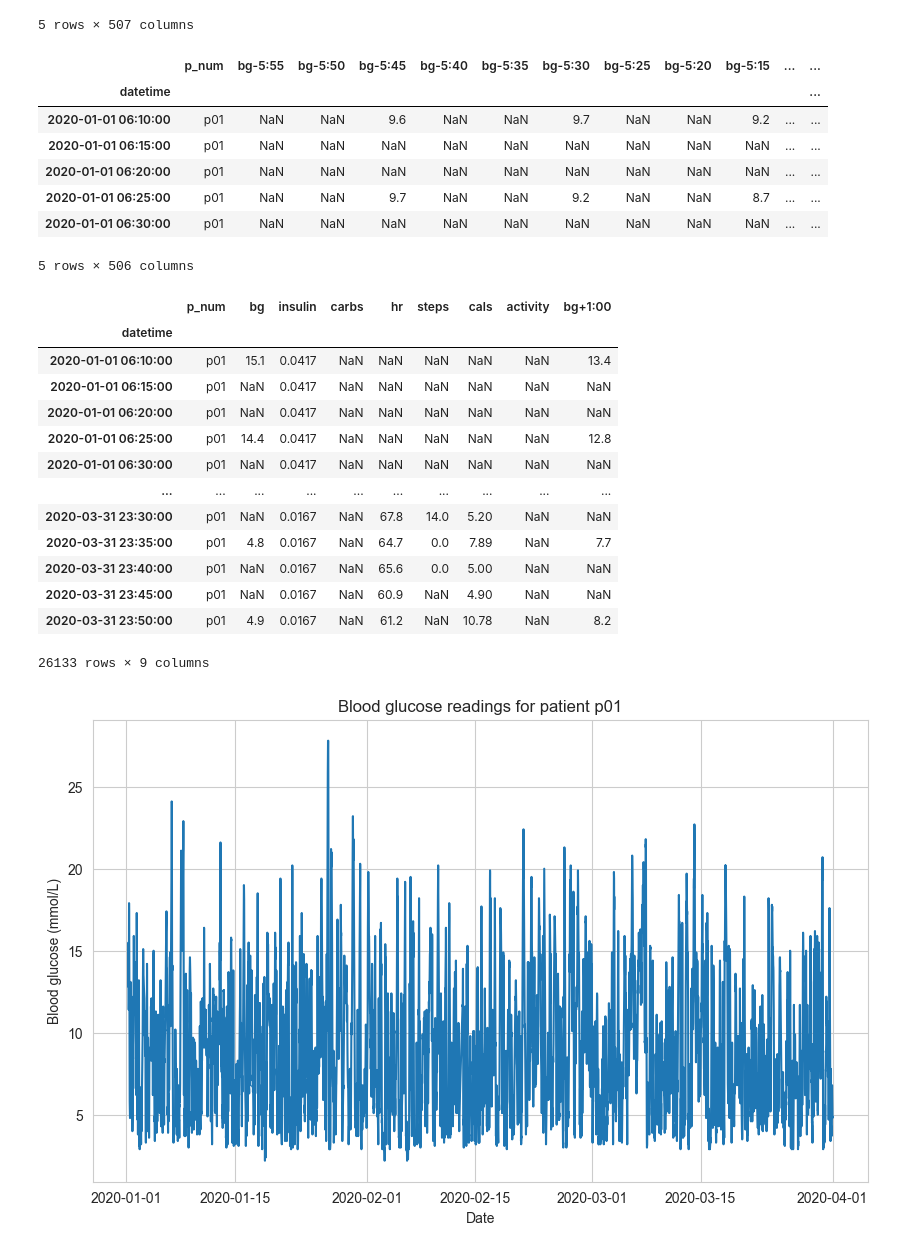
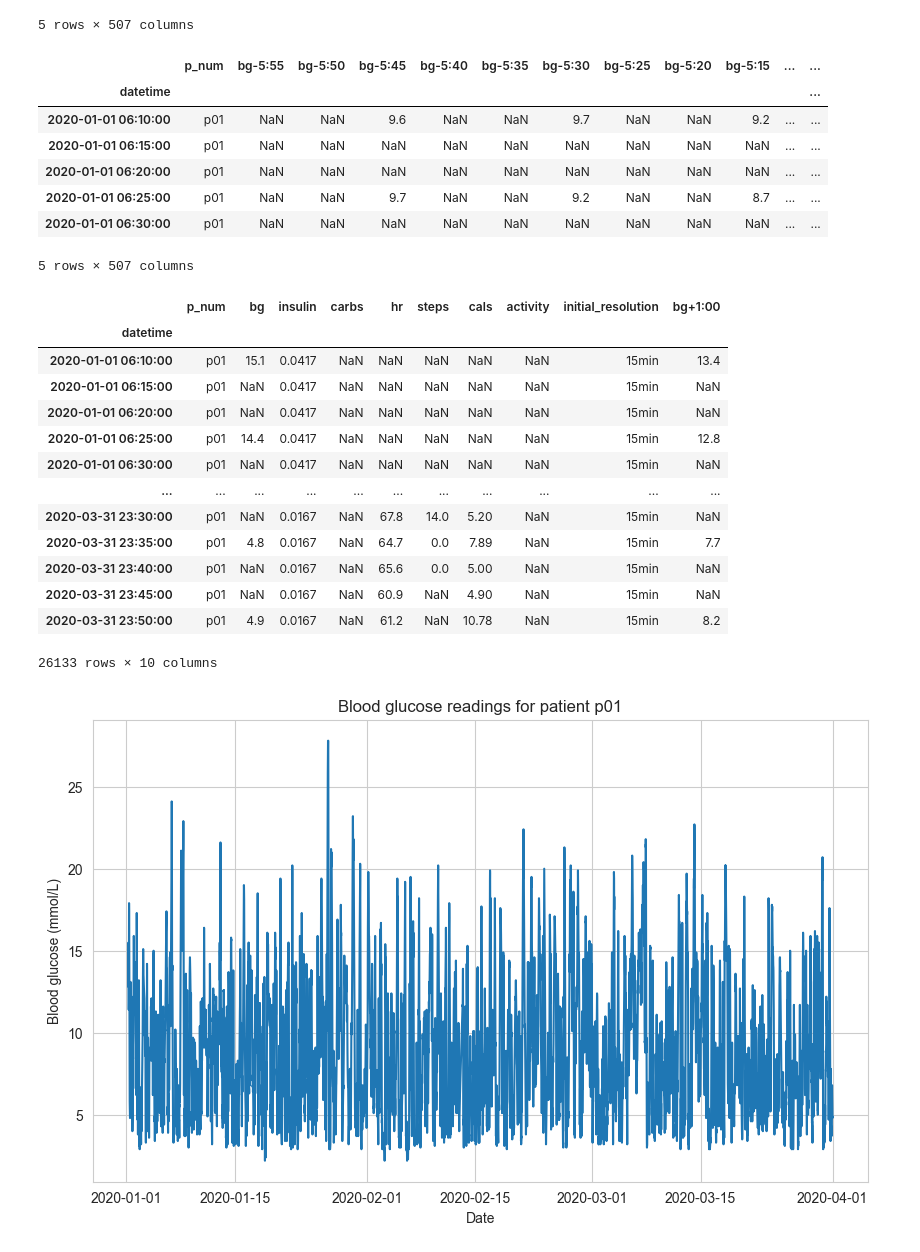
Before and after one commit to masaver/brist1d, a Jupyter notebook: notebooks/0.2-ralf-preprocessing.ipynb, the cells around one changed output. Cells and saved outputs as stored; diff of their text form; code cells hidden in the pictures.

Commit message:
Update data extraction, add column for initial resolution

```diff
--- a/notebooks/0.2-ralf-preprocessing.ipynb
+++ b/notebooks/0.2-ralf-preprocessing.ipynb
@@ -63,3 +64,8 @@ df_p01.head()
 | 2020-01-01 06:55:00 | p01_3 | p01 | NaN | NaN | 8.7 | NaN | NaN | 8.4 | NaN | NaN | ... | ... |
 | 2020-01-01 07:10:00 | p01_4 | p01 | NaN | NaN | 8.4 | NaN | NaN | 8.1 | NaN | NaN | ... | ... |
 5 rows × 507 columns
+# %%
+initial_resolution_in_seconds = (df_p01.index[1] - df_p01.index[0]).seconds
+initial_resolution_in_minutes = initial_resolution_in_seconds / 60
+initial_resolution = f"{int(initial_resolution_in_minutes)}min"
+initial_resolution
@@ -81,6 +89,7 @@ df_reindexed.head()
 df_p01 = df_reindexed.copy()
 df_p01 = df_p01.drop(columns=["id"])
 df_p01.loc[:, "p_num"] = "p01"
+df_p01['initial_resolution'] = initial_resolution
 df_p01.head()
 # %% [output]
 |  | p_num | bg-5:55 | bg-5:50 | bg-5:45 | bg-5:40 | bg-5:35 | bg-5:30 | bg-5:25 | bg-5:20 | bg-5:15 | ... | ... |
@@ -90,7 +99,7 @@ df_p01.head()
 | 2020-01-01 06:20:00 | p01 | NaN | NaN | NaN | NaN | NaN | NaN | NaN | NaN | NaN | ... | ... |
 | 2020-01-01 06:25:00 | p01 | NaN | NaN | 9.7 | NaN | NaN | 9.2 | NaN | NaN | 8.7 | ... | ... |
 | 2020-01-01 06:30:00 | p01 | NaN | NaN | NaN | NaN | NaN | NaN | NaN | NaN | NaN | ... | ... |
-5 rows × 506 columns
+5 rows × 507 columns
 # %%
 parameters = ['bg', 'insulin', 'carbs', 'hr', 'steps', 'cals', 'activity']
 time_diffs = [
@@ -162,48 +171,48 @@ time_diffs = [
     '-5:25',
     '-5:30',
     '-5:35',
     '-5:40',
     '-5:45',
     '-5:50',
     '-5:55'
 ]
 
 for parameter in parameters:
     for time_diff_id, t_diff in enumerate(time_diffs):
         if time_diff_id == 0:
             df_p01.loc[:, parameter] = df_p01[f'{parameter}-0:00']
             df_p01 = df_p01.drop(columns=[f'{parameter}-0:00'])
             continue
         if not df_p01.columns.str.contains(f"{parameter}{t_diff}").any():
             continue
 
         # shift the columns by the time difference and fill the last values with nan
         df_p01.loc[:, f"{parameter}{t_diff}"] = df_p01[f"{parameter}{t_diff}"].shift(-time_diff_id)
         df_p01.loc[df_p01.index[-time_diff_id:], f"{parameter}{t_diff}"] = np.nan
 
         # fill the parameter column with the first non-nan value
         df_p01[parameter] = df_p01[f'{parameter}'].combine_first(df_p01[f'{parameter}{t_diff}'])
         df_p01 = df_p01.drop(columns=[f'{parameter}{t_diff}'])
 
 # order the columns
-new_column_order = ['p_num'] + parameters + ['bg+1:00']
+new_column_order = ['p_num'] + parameters + ['initial_resolution', 'bg+1:00']
 df_p01 = df_p01[new_column_order]
 df_p01
 # %% [output]
-|  | p_num | bg | insulin | carbs | hr | steps | cals | activity | bg+1:00 |
-| datetime |  |  |  |  |  |  |  |  |  |
-| 2020-01-01 06:10:00 | p01 | 15.1 | 0.0417 | NaN | NaN | NaN | NaN | NaN | 13.4 |
-| 2020-01-01 06:15:00 | p01 | NaN | 0.0417 | NaN | NaN | NaN | NaN | NaN | NaN |
-| 2020-01-01 06:20:00 | p01 | NaN | 0.0417 | NaN | NaN | NaN | NaN | NaN | NaN |
-| 2020-01-01 06:25:00 | p01 | 14.4 | 0.0417 | NaN | NaN | NaN | NaN | NaN | 12.8 |
-| 2020-01-01 06:30:00 | p01 | NaN | 0.0417 | NaN | NaN | NaN | NaN | NaN | NaN |
-| ... | ... | ... | ... | ... | ... | ... | ... | ... | ... |
-| 2020-03-31 23:30:00 | p01 | NaN | 0.0167 | NaN | 67.8 | 14.0 | 5.20 | NaN | NaN |
-| 2020-03-31 23:35:00 | p01 | 4.8 | 0.0167 | NaN | 64.7 | 0.0 | 7.89 | NaN | 7.7 |
-| 2020-03-31 23:40:00 | p01 | NaN | 0.0167 | NaN | 65.6 | 0.0 | 5.00 | NaN | NaN |
-| 2020-03-31 23:45:00 | p01 | NaN | 0.0167 | NaN | 60.9 | NaN | 4.90 | NaN | NaN |
-| 2020-03-31 23:50:00 | p01 | 4.9 | 0.0167 | NaN | 61.2 | NaN | 10.78 | NaN | 8.2 |
+|  | p_num | bg | insulin | carbs | hr | steps | cals | activity | initial_resolution | bg+1:00 |
+| datetime |  |  |  |  |  |  |  |  |  |  |
+| 2020-01-01 06:10:00 | p01 | 15.1 | 0.0417 | NaN | NaN | NaN | NaN | NaN | 15min | 13.4 |
+| 2020-01-01 06:15:00 | p01 | NaN | 0.0417 | NaN | NaN | NaN | NaN | NaN | 15min | NaN |
+| 2020-01-01 06:20:00 | p01 | NaN | 0.0417 | NaN | NaN | NaN | NaN | NaN | 15min | NaN |
+| 2020-01-01 06:25:00 | p01 | 14.4 | 0.0417 | NaN | NaN | NaN | NaN | NaN | 15min | 12.8 |
+| 2020-01-01 06:30:00 | p01 | NaN | 0.0417 | NaN | NaN | NaN | NaN | NaN | 15min | NaN |
+| ... | ... | ... | ... | ... | ... | ... | ... | ... | ... | ... |
+| 2020-03-31 23:30:00 | p01 | NaN | 0.0167 | NaN | 67.8 | 14.0 | 5.20 | NaN | 15min | NaN |
+| 2020-03-31 23:35:00 | p01 | 4.8 | 0.0167 | NaN | 64.7 | 0.0 | 7.89 | NaN | 15min | 7.7 |
+| 2020-03-31 23:40:00 | p01 | NaN | 0.0167 | NaN | 65.6 | 0.0 | 5.00 | NaN | 15min | NaN |
+| 2020-03-31 23:45:00 | p01 | NaN | 0.0167 | NaN | 60.9 | NaN | 4.90 | NaN | 15min | NaN |
+| 2020-03-31 23:50:00 | p01 | 4.9 | 0.0167 | NaN | 61.2 | NaN | 10.78 | NaN | 15min | 8.2 |
-26133 rows × 9 columns
+26133 rows × 10 columns
 # %%
 # plot the data
 plt.figure(figsize=(10, 6))
```
Also changed, not shown: parts of 2 cells of this notebook, 1 other file.
